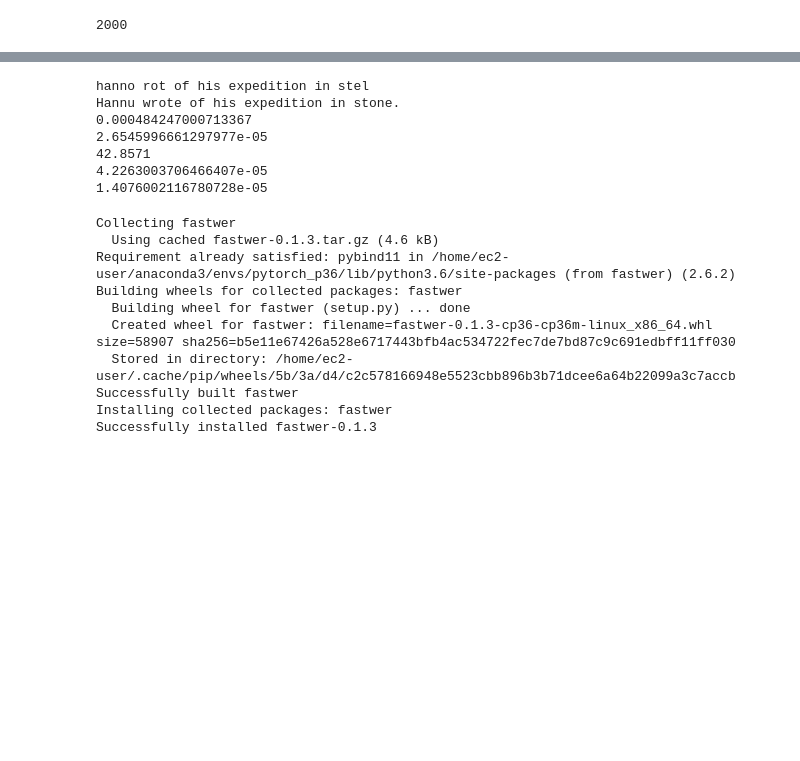
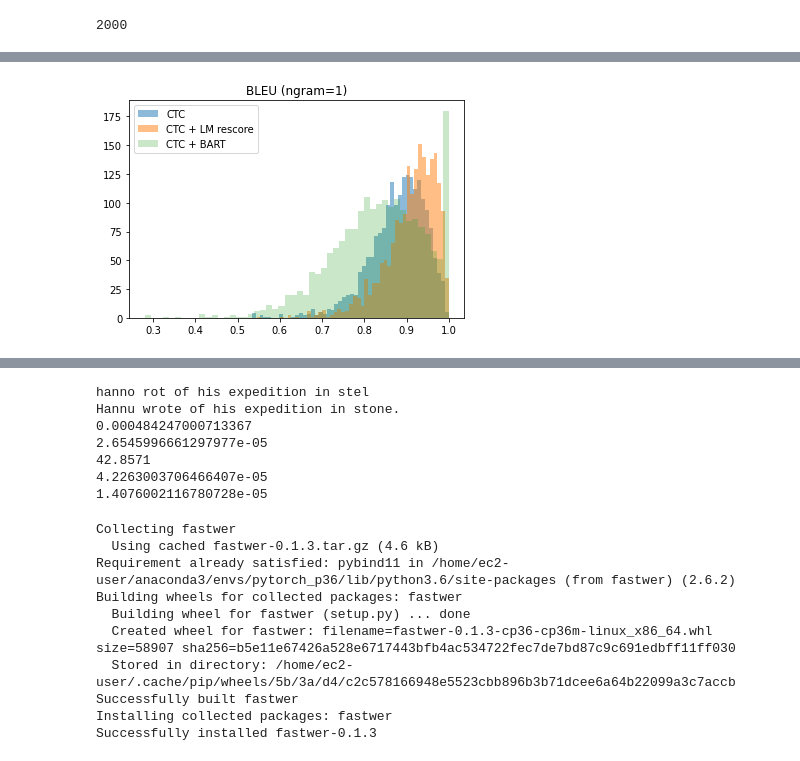
Before and after one commit to gbanerjee01/cs224u-project, a Jupyter notebook: Error Analysis.ipynb, the cells around one changed output, grey strips where cells are left out. Cells and saved outputs as stored; diff of their text form; code cells hidden in the pictures; blank space fills up the shorter version.

```diff
--- a/Error Analysis.ipynb
+++ b/Error Analysis.ipynb
@@ -57,0 +346,15 @@ import matplotlib.pyplot as plt
+# %%
+#high adequacy
+
+binct = 50
+
+plt.hist(mbleulist, bins=binct, alpha=0.5, label='CTC')
+plt.hist(mbleulistl, bins=binct, alpha=0.5, label='CTC + LM rescore')
+plt.hist(mbleulistb, bins=binct, alpha=0.25, label='CTC + BART')
+plt.legend(loc='upper left')
+plt.title("BLEU (ngram=1)")
+plt.show()
+
+#appendix - stratified sampling of model's output from each quartile for each model (sentences + ground truths)
+# %% [output]
+[figure, added]
```
Also changed, not shown: parts of 24 cells of this notebook.
